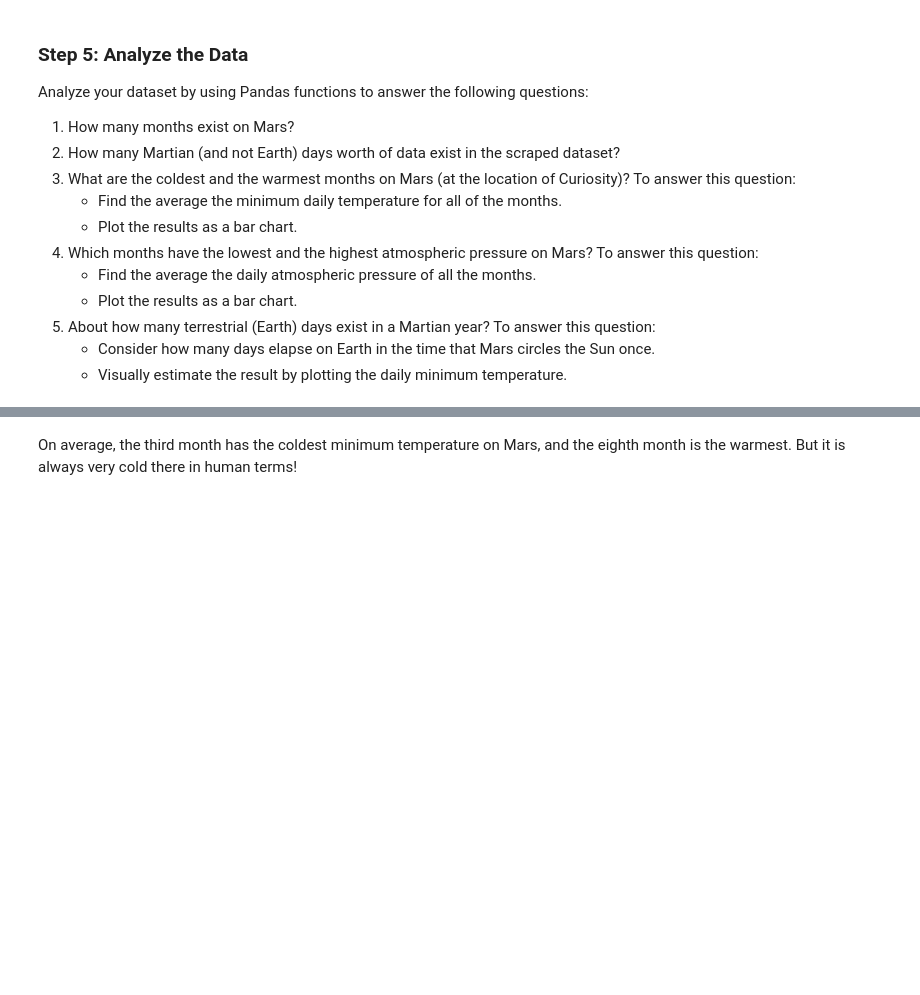
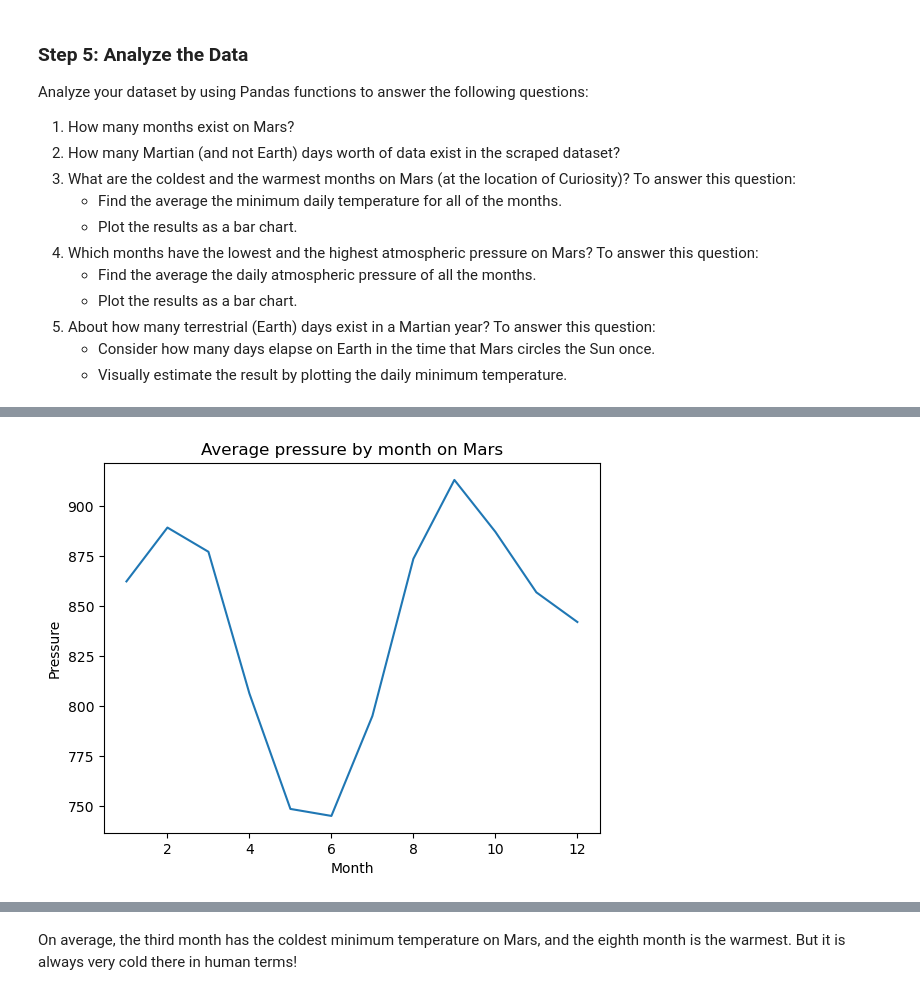
Before and after one commit to barronr03/web-scrapping, a Jupyter notebook: Part2/part_2_mars_weather.ipynb, the cells around one changed output, grey strips where cells are left out. Drawn from its saved outputs; the diff is of its cells as text; code cells hidden in the pictures; blank space fills up the shorter version.

```diff
--- a/Part2/part_2_mars_weather.ipynb
+++ b/Part2/part_2_mars_weather.ipynb
@@ -161,2 +210,4 @@ Analyze your dataset by using Pandas functions to answer the following questions
 # %%
 # 4. Average pressure by Martian month
+avg_pressure_by_month = df.groupby("month")["pressure"].mean()
+avg_pressure_by_month
@@ -165,2 +229,11 @@ Analyze your dataset by using Pandas functions to answer the following questions
+# %%
+# Plot the average pressure by month
+avg_pressure_by_month.plot(kind="line", x="month", y="pressure")
+plt.title("Average pressure by month on Mars")
+plt.xlabel("Month")
+plt.ylabel("Pressure")
+plt.show()
+# %% [output]
+[figure, added]
 # %%
 # 5. How many terrestrial (earth) days are there in a Martian year?
```
Also changed, not shown: parts of 13 cells of this notebook, 1 other file.
